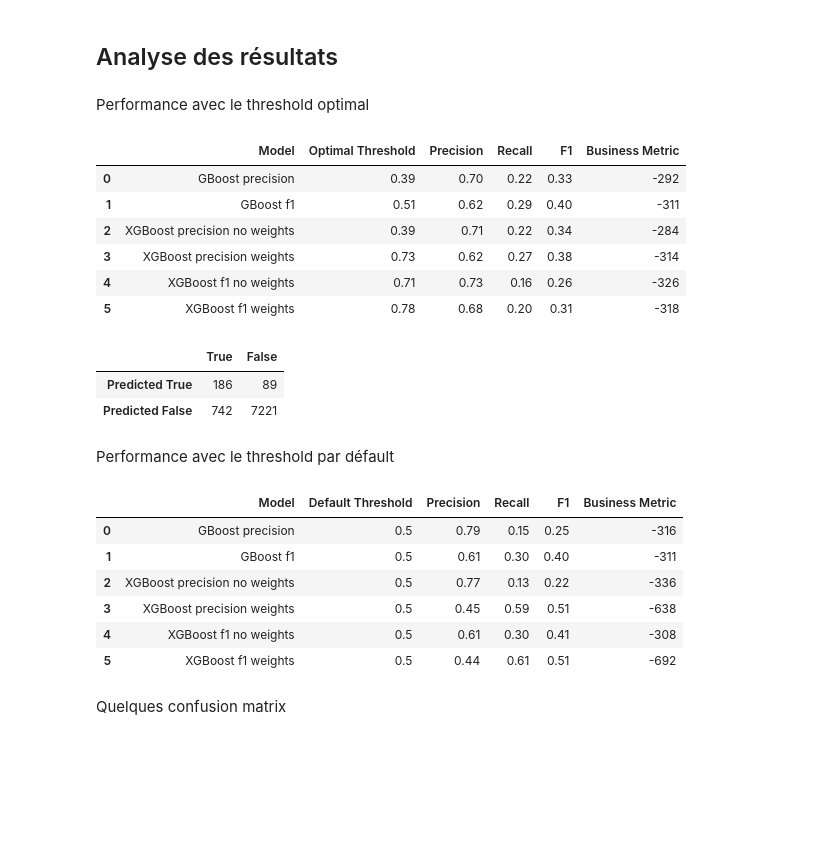
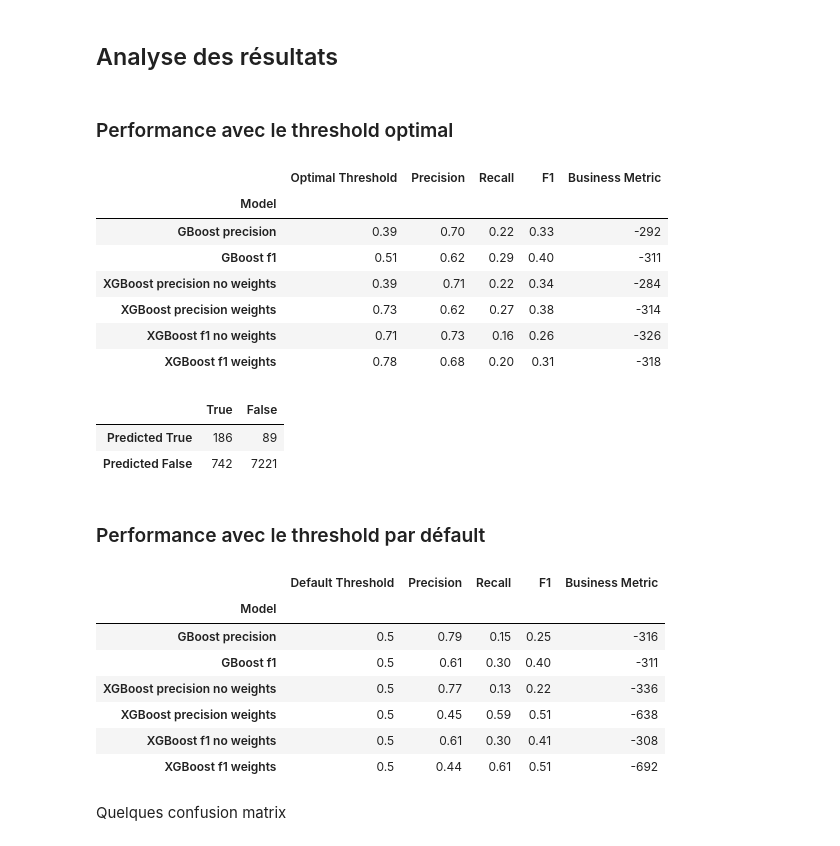
Before and after one commit to SarcasticMatrix/ml-python, a Jupyter notebook: models/modelsA.ipynb, the cells around one changed output. Cells and saved outputs as stored; diff of their text form; code cells hidden in the pictures; blank space fills up the shorter version.

```diff
--- a/models/modelsA.ipynb
+++ b/models/modelsA.ipynb
@@ -742,7 +751,7 @@ for name, model in classifiers.items():
 # %% [markdown]
 ## Analyse des résultats
 # %% [markdown]
-Performance avec le threshold optimal
+### Performance avec le threshold optimal
 # %%
 results = []
 
@@ -750,41 +759,42 @@ results = []
 for name, model in classifiers.items():
 
     y_proba = model.predict_proba(X_test)[:, 1]
     optimal_threshold = optimal_thresholds[name]
     y_pred = (y_proba >= optimal_threshold).astype(int)
 
     precision = metrics.precision_score(y_test, y_pred)
     recall = metrics.recall_score(y_test, y_pred)
     f1 = metrics.f1_score(y_test, y_pred)
     business = business_metric(y_test, y_pred, benefit=1, cost=cost, missed_opportunity=missed_opportunity)
 
     tn, fp, fn, tp = metrics.confusion_matrix(y_test, y_pred).ravel()
     confusion_matrix = {
         'True': [tp, fn],
         'False': [fp, tn]
     }
     confusion_matrix = pd.DataFrame(confusion_matrix, index=['Predicted True', 'Predicted False'])
 
     results.append({
         'Model': name,
         'Optimal Threshold': round(optimal_threshold, 2),
         'Precision': round(precision,2),
         'Recall': round(recall,2),
         'F1': round(f1,2),
         'Business Metric': round(business),
         'Confusion Matrix': confusion_matrix
     })
 
-metrics_df = pd.DataFrame(results).drop(columns='Confusion Matrix')
+metrics_df = pd.DataFrame(results).drop(columns='Confusion Matrix').set_index('Model')
 metrics_df
 # %% [output]
-|  | Model | Optimal Threshold | Precision | Recall | F1 | Business Metric |
-| 0 | GBoost precision | 0.39 | 0.70 | 0.22 | 0.33 | -292 |
-| 1 | GBoost f1 | 0.51 | 0.62 | 0.29 | 0.40 | -311 |
-| 2 | XGBoost precision no weights | 0.39 | 0.71 | 0.22 | 0.34 | -284 |
-| 3 | XGBoost precision weights | 0.73 | 0.62 | 0.27 | 0.38 | -314 |
-| 4 | XGBoost f1 no weights | 0.71 | 0.73 | 0.16 | 0.26 | -326 |
-| 5 | XGBoost f1 weights | 0.78 | 0.68 | 0.20 | 0.31 | -318 |
+|  | Optimal Threshold | Precision | Recall | F1 | Business Metric |
+| Model |  |  |  |  |  |
+| GBoost precision | 0.39 | 0.70 | 0.22 | 0.33 | -292 |
+| GBoost f1 | 0.51 | 0.62 | 0.29 | 0.40 | -311 |
+| XGBoost precision no weights | 0.39 | 0.71 | 0.22 | 0.34 | -284 |
+| XGBoost precision weights | 0.73 | 0.62 | 0.27 | 0.38 | -314 |
+| XGBoost f1 no weights | 0.71 | 0.73 | 0.16 | 0.26 | -326 |
+| XGBoost f1 weights | 0.78 | 0.68 | 0.20 | 0.31 | -318 |
 # %%
 results[5]['Confusion Matrix']
 # %% [output]
@@ -792,7 +802,7 @@ results[5]['Confusion Matrix']
 | Predicted True | 186 | 89 |
 | Predicted False | 742 | 7221 |
 # %% [markdown]
-Performance avec le threshold par défault
+### Performance avec le threshold par défault
 # %%
 results = []
 
@@ -824,16 +834,17 @@ for name, model in classifiers.items():
         'Confusion Matrix': confusion_matrix
     })
 
-metrics_df = pd.DataFrame(results).drop(columns='Confusion Matrix')
+metrics_df = pd.DataFrame(results).drop(columns='Confusion Matrix').set_index('Model')
 metrics_df
 # %% [output]
-|  | Model | Default Threshold | Precision | Recall | F1 | Business Metric |
-| 0 | GBoost precision | 0.5 | 0.79 | 0.15 | 0.25 | -316 |
-| 1 | GBoost f1 | 0.5 | 0.61 | 0.30 | 0.40 | -311 |
-| 2 | XGBoost precision no weights | 0.5 | 0.77 | 0.13 | 0.22 | -336 |
-| 3 | XGBoost precision weights | 0.5 | 0.45 | 0.59 | 0.51 | -638 |
-| 4 | XGBoost f1 no weights | 0.5 | 0.61 | 0.30 | 0.41 | -308 |
-| 5 | XGBoost f1 weights | 0.5 | 0.44 | 0.61 | 0.51 | -692 |
+|  | Default Threshold | Precision | Recall | F1 | Business Metric |
+| Model |  |  |  |  |  |
+| GBoost precision | 0.5 | 0.79 | 0.15 | 0.25 | -316 |
+| GBoost f1 | 0.5 | 0.61 | 0.30 | 0.40 | -311 |
+| XGBoost precision no weights | 0.5 | 0.77 | 0.13 | 0.22 | -336 |
+| XGBoost precision weights | 0.5 | 0.45 | 0.59 | 0.51 | -638 |
+| XGBoost f1 no weights | 0.5 | 0.61 | 0.30 | 0.41 | -308 |
+| XGBoost f1 weights | 0.5 | 0.44 | 0.61 | 0.51 | -692 |
 # %% [markdown]
 Quelques confusion matrix
 # %%
```
Also changed, not shown: parts of 6 cells of this notebook, 1 other file.
